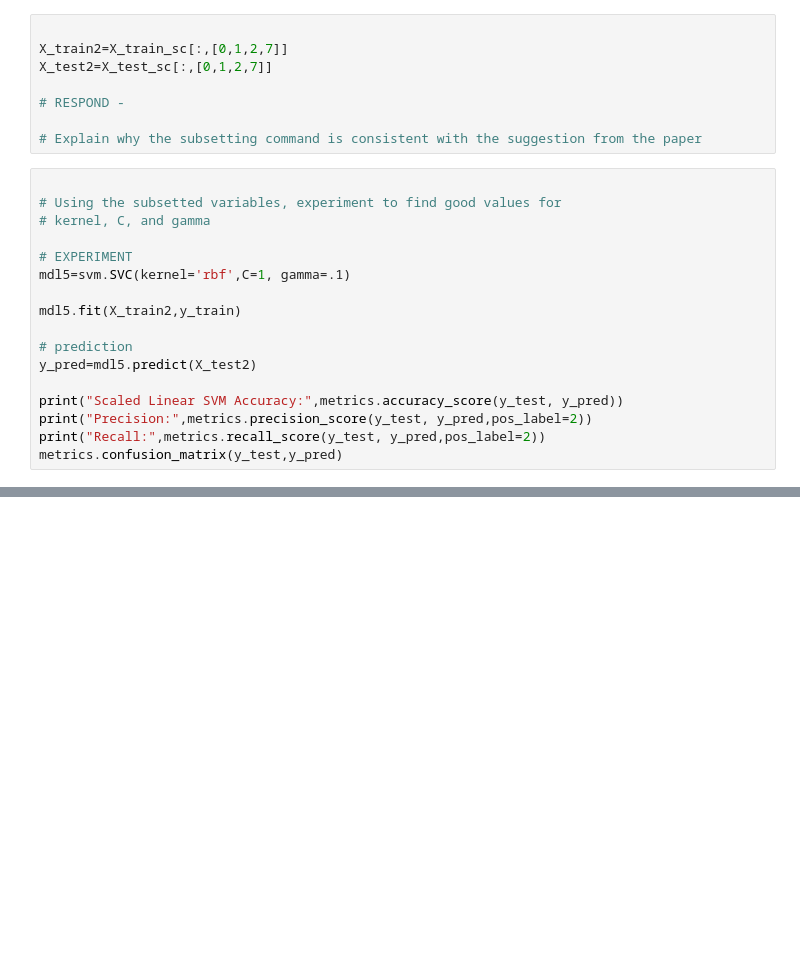
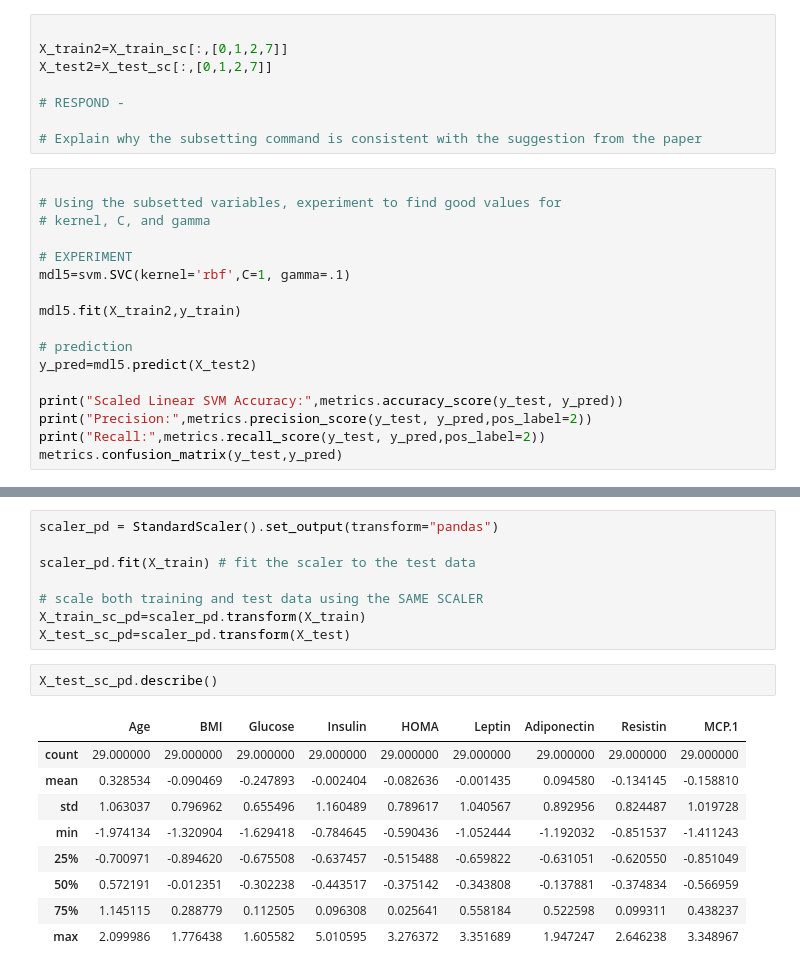
Before and after one commit to jskufca/sum23, a Jupyter notebook: notebooks/HWBCC_BreastCancerCoimbra.ipynb, the cells around one changed output, grey strips where cells are left out. Saved outputs shown, nothing was run; the diff lists cells and outputs as text; blank space fills up the shorter version.

```diff
--- a/notebooks/HWBCC_BreastCancerCoimbra.ipynb
+++ b/notebooks/HWBCC_BreastCancerCoimbra.ipynb
@@ -269,0 +311,20 @@ metrics.confusion_matrix(y_test,y_pred)
+# %%
+scaler_pd = StandardScaler().set_output(transform="pandas")
+
+scaler_pd.fit(X_train) # fit the scaler to the test data
+
+# scale both training and test data using the SAME SCALER
+X_train_sc_pd=scaler_pd.transform(X_train)
+X_test_sc_pd=scaler_pd.transform(X_test)
+# %%
+X_test_sc_pd.describe()
+# %% [output]
+|  | Age | BMI | Glucose | Insulin | HOMA | Leptin | Adiponectin | Resistin | MCP.1 |
+| count | 29.000000 | 29.000000 | 29.000000 | 29.000000 | 29.000000 | 29.000000 | 29.000000 | 29.000000 | 29.000000 |
+| mean | 0.328534 | -0.090469 | -0.247893 | -0.002404 | -0.082636 | -0.001435 | 0.094580 | -0.134145 | -0.158810 |
+| std | 1.063037 | 0.796962 | 0.655496 | 1.160489 | 0.789617 | 1.040567 | 0.892956 | 0.824487 | 1.019728 |
+| min | -1.974134 | -1.320904 | -1.629418 | -0.784645 | -0.590436 | -1.052444 | -1.192032 | -0.851537 | -1.411243 |
+| 25% | -0.700971 | -0.894620 | -0.675508 | -0.637457 | -0.515488 | -0.659822 | -0.631051 | -0.620550 | -0.851049 |
+| 50% | 0.572191 | -0.012351 | -0.302238 | -0.443517 | -0.375142 | -0.343808 | -0.137881 | -0.374834 | -0.566959 |
+| 75% | 1.145115 | 0.288779 | 0.112505 | 0.096308 | 0.025641 | 0.558184 | 0.522598 | 0.099311 | 0.438237 |
+| max | 2.099986 | 1.776438 | 1.605582 | 5.010595 | 3.276372 | 3.351689 | 1.947247 | 2.646238 | 3.348967 |
```
Also changed, not shown: parts of 8 cells of this notebook, 5 other files.
